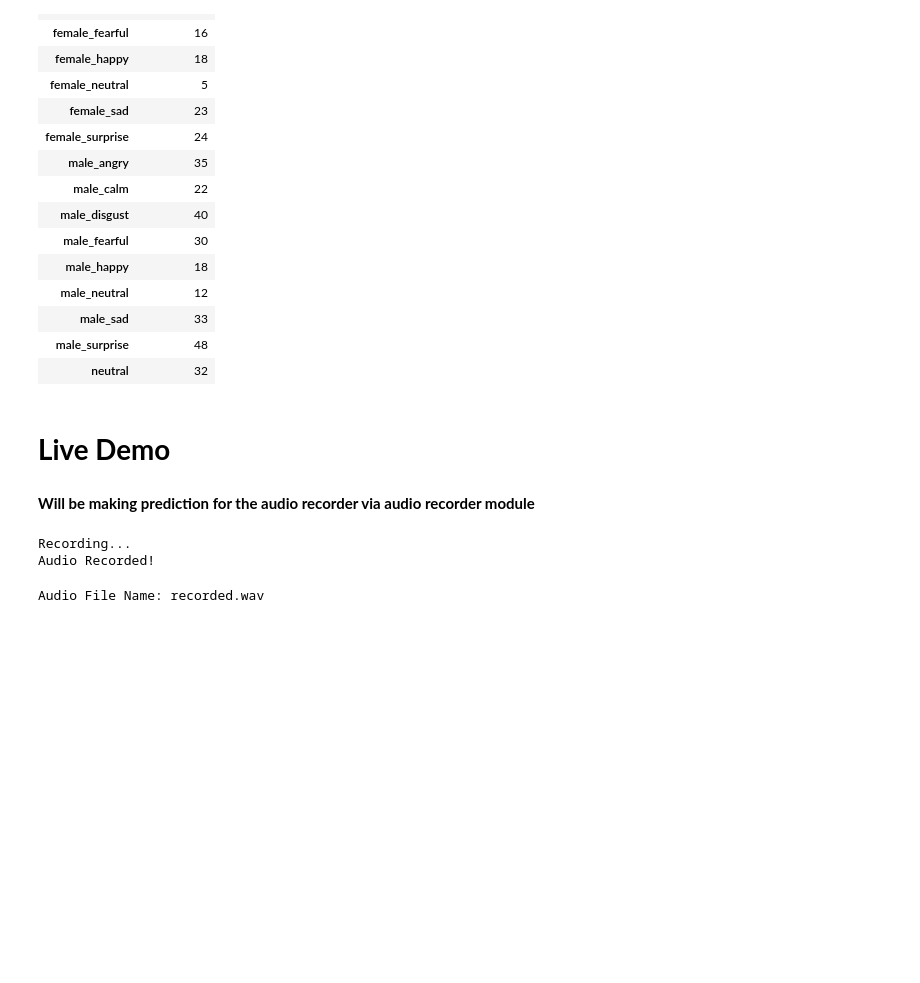
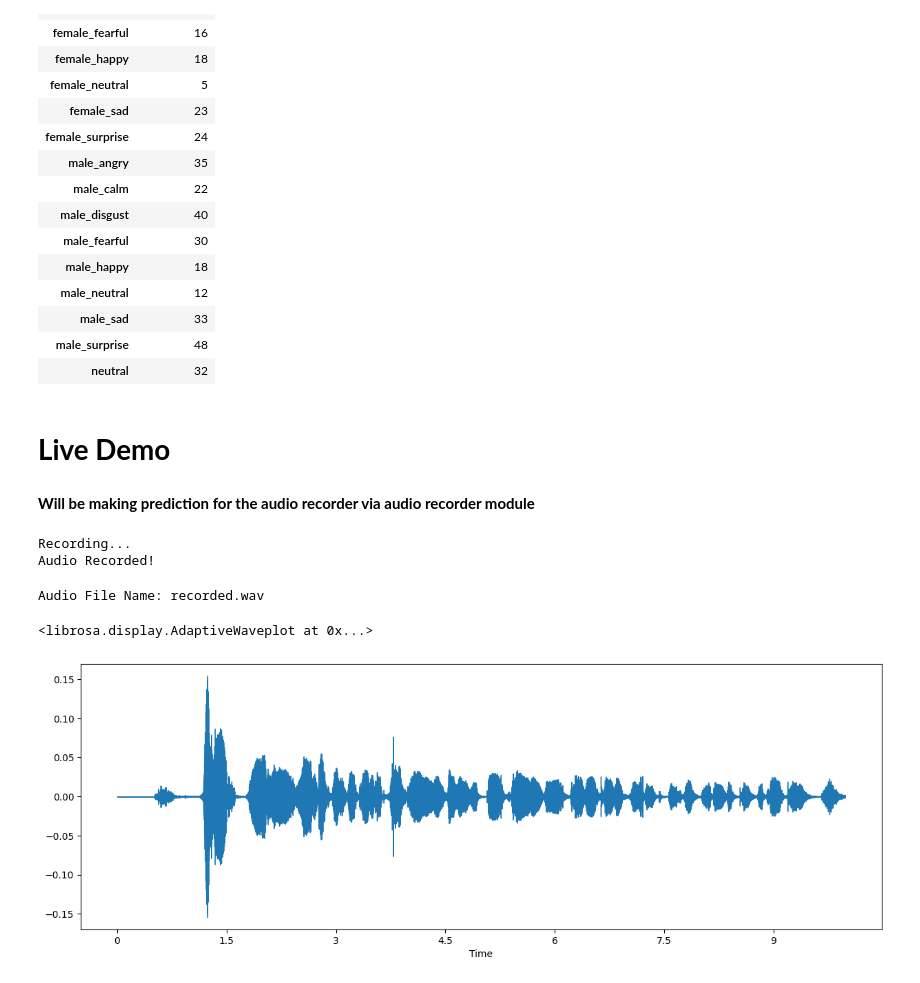
Before and after one commit to gautamgupta1322/Emotion-Detection-and-Analysis-through-Audio, a Jupyter notebook: draft_1.ipynb, the cells around one changed output. Drawn from its saved outputs; the diff is of its cells as text; code cells hidden in the pictures; blank space fills up the shorter version.

Commit message:
waveplot created for recorded audio

```diff
--- a/draft_1.ipynb
+++ b/draft_1.ipynb
@@ -698,3 +698,11 @@ Audio Recorded!
 print("Audio File Name:", audio )
 # %% [output]
 Audio File Name: recorded.wav
+# %%
+data, sampling_rate = librosa.load(audio)
+# %%
+plt.figure(figsize=(15, 5))
+librosa.display.waveshow(data, sr=sampling_rate)
+# %% [output]
+<librosa.display.AdaptiveWaveplot at 0x...>
+[figure, added]
```
Also changed, not shown: 1 other file.
